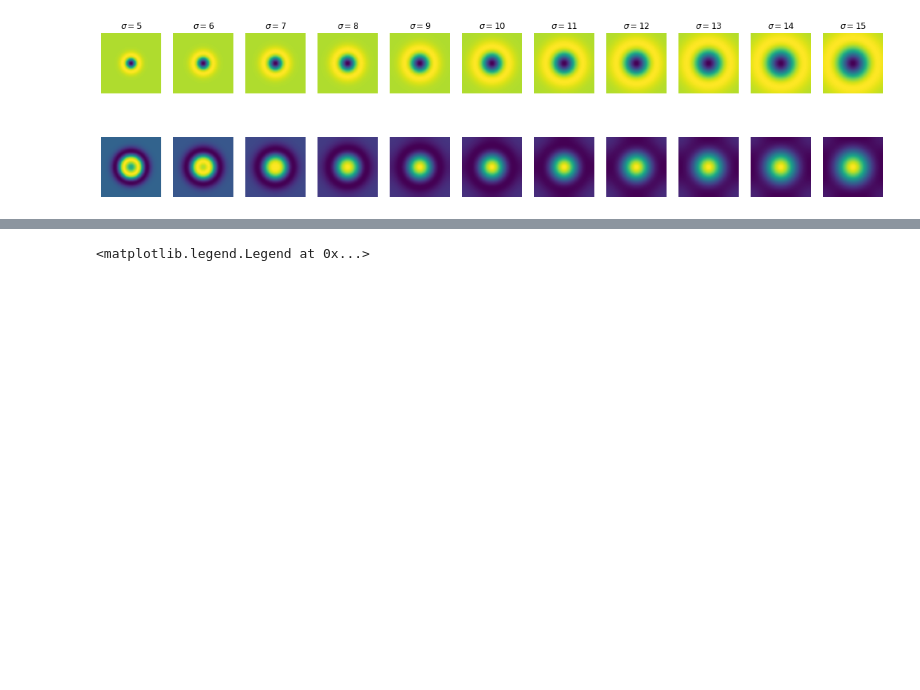
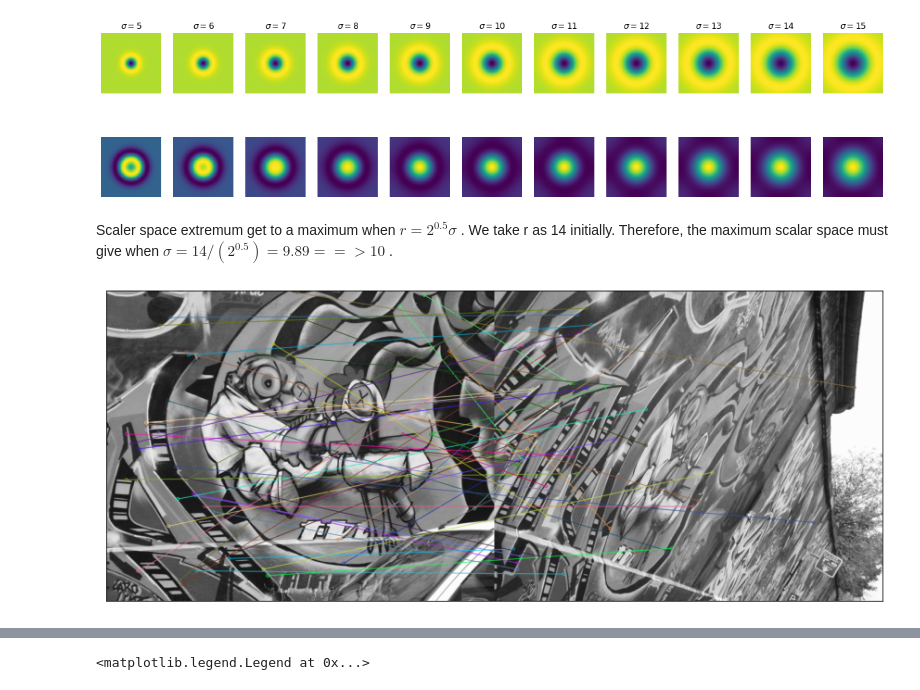
Before and after one commit to induwarasenadheera/EN2550---Fundamental-of-Image-Processing, a Jupyter notebook: Lecture 5.ipynb, the cells around one changed output, grey strips where cells are left out. Saved outputs shown, nothing was run; the diff lists cells and outputs as text; code cells hidden in the pictures; blank space fills up the shorter version.

```diff
--- a/Lecture 5.ipynb
+++ b/Lecture 5.ipynb
@@ -62,3 +84,33 @@ print(sigmas[indices[2]])
 (35, 35, 5)
 10
 [figure]
+# %% [markdown]
+Scaler space extremum get to a maximum when $r=2^{0.5}\sigma$ . We take r as 14 initially. Therefore, the maximum scalar space must give when $\sigma=14/(2^{0.5})=9.89==>10$ .
+# %%
+# Question 3
+import cv2 as cv
+import matplotlib.pyplot as plt
+
+img1 = cv.imread(r"./Images/grafi/img1.ppm",cv.IMREAD_COLOR)         # queryImage
+img2 = cv.imread(r"./Images/grafi/img6.ppm",cv.IMREAD_COLOR) # trainImage
+
+img1 = cv.cvtColor(img1, cv.COLOR_BGR2GRAY)
+img2 = cv.cvtColor(img2, cv.COLOR_BGR2GRAY)
+
+sift = cv.SIFT_create()
+
+keypoints_1, descriptors_1 = sift.detectAndCompute(img1,None)
+keypoints_2, descriptors_2 = sift.detectAndCompute(img2,None)
+
+bf = cv.BFMatcher(cv.NORM_L1, crossCheck=True)
+
+matches = bf.match(descriptors_1,descriptors_2)
+matches = sorted(matches, key = lambda x:x.distance)
+
+img3 = cv.drawMatches(img1, keypoints_1, img2, keypoints_2, matches[:50], img2, flags=2)
+plt.figure(figsize=(15,15))
+plt.imshow(img3)
+plt.xticks([]), plt.yticks([])
+plt.show()
+# %% [output]
+[figure, added]
```
Also changed, not shown: parts of 6 cells of this notebook, 11 other files.
